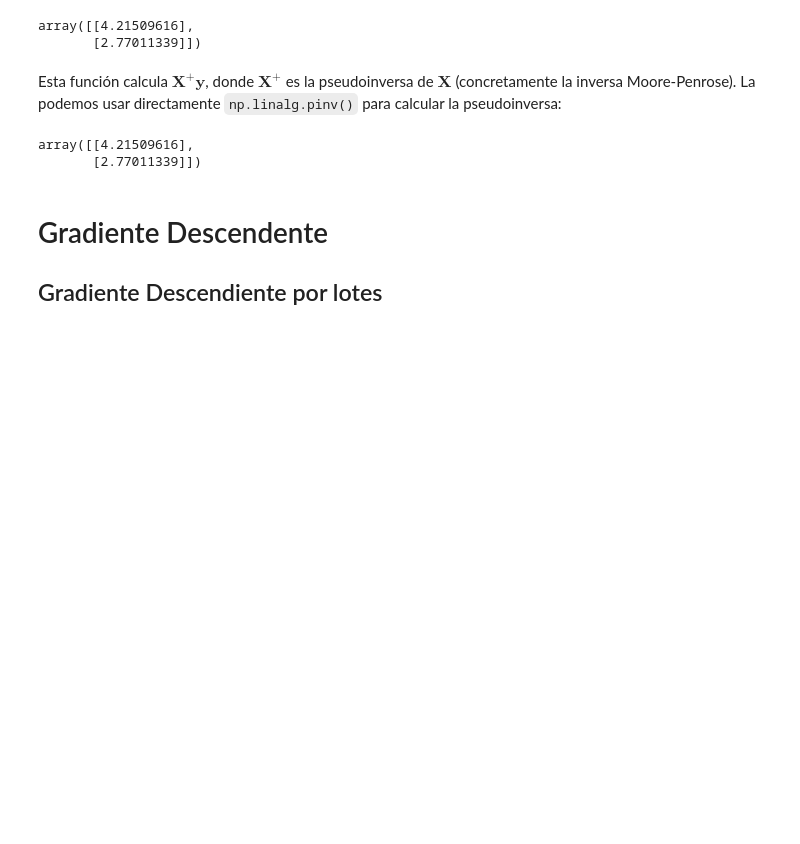
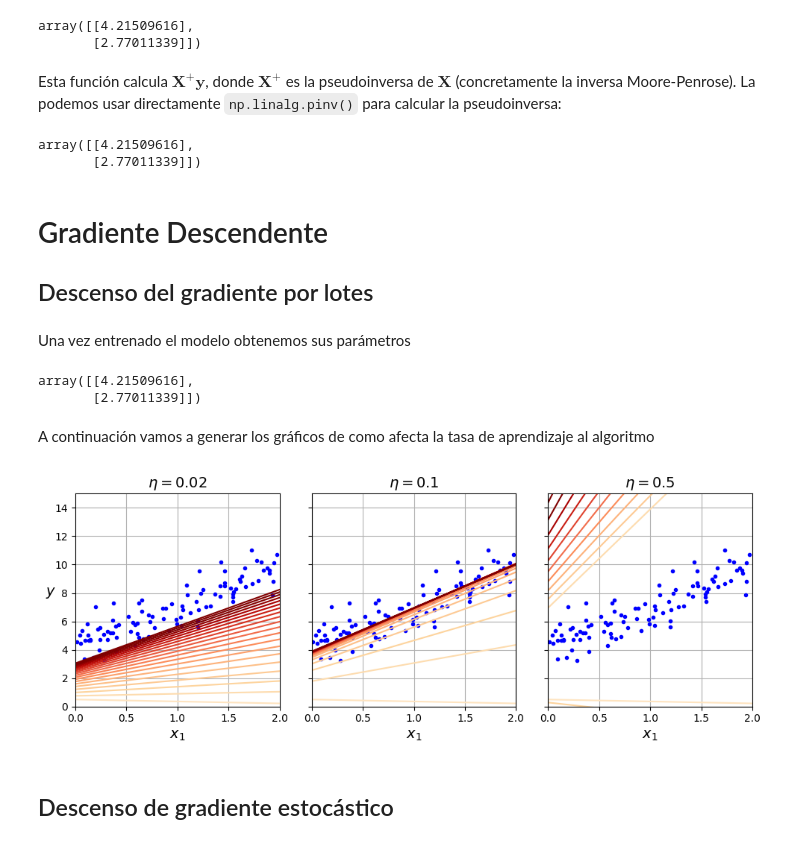
Before and after one commit to SebasRubio/CURSO2526, a Jupyter notebook: SAA/Modelo lineal/EntrenamientodeModelosdeRegresion.ipynb, the cells around one changed output. Cells and saved outputs as stored; diff of their text form; code cells hidden in the pictures; blank space fills up the shorter version.

```diff
--- a/SAA/Modelo lineal/EntrenamientodeModelosdeRegresion.ipynb
+++ b/SAA/Modelo lineal/EntrenamientodeModelosdeRegresion.ipynb
@@ -122,4 +122,66 @@ array([[4.21509616],
        [2.77011339]])
 # %% [markdown]
 # Gradiente Descendente
-## Gradiente Descendiente por lotes
+## Descenso del gradiente por lotes
+# %%
+eta = 0.1  # Tasa de aprendizaje
+n_epochs = 1000 #Número de iteraciones, se le conoce como épocas
+m = len(X_b)  # Número de instancias
+
+np.random.seed(42)
+theta = np.random.randn(2, 1)  # Parámetros del modelo incializados aleatoriamente
+
+for epoch in range(n_epochs):
+    gradients = 2 / m * X_b.T @ (X_b @ theta - y)
+    theta = theta - eta * gradients
+# %% [markdown]
+Una vez entrenado el modelo obtenemos sus parámetros
+# %%
+theta
+# %% [output]
+array([[4.21509616],
+       [2.77011339]])
+# %% [markdown]
+A continuación vamos a generar los gráficos de como afecta la tasa de aprendizaje al algoritmo
+# %%
+import matplotlib as mpl
+# Definimos una función para calcular gradiente y obtener diferentes modelos (líneas de regresión)
+def plot_gradient_descent(theta, eta):
+    m = len(X_b)
+    plt.plot(X, y, "b.")
+    n_epochs = 1000
+    n_shown = 20
+    theta_path = []
+    for epoch in range(n_epochs):
+        if epoch < n_shown:
+            y_predict = X_new_b @ theta
+            color = mpl.colors.rgb2hex(plt.cm.OrRd(epoch / n_shown + 0.15))
+            plt.plot(X_new, y_predict, linestyle="solid", color=color)
+        gradients = 2 / m * X_b.T @ (X_b @ theta - y)
+        theta = theta - eta * gradients
+        theta_path.append(theta)
+    plt.xlabel("$x_1$")
+    plt.axis([0, 2, 0, 15])
+    plt.grid()
+    plt.title(fr"$\eta = {eta}$")
+    return theta_path
+
+np.random.seed(42)
+theta = np.random.randn(2, 1)  # Inicializamos los valores de theta
+
+plt.figure(figsize=(10, 4))
+plt.subplot(131)
+plot_gradient_descent(theta, eta=0.02)
+plt.ylabel("$y$", rotation=0)
+plt.subplot(132)
+theta_path_bgd = plot_gradient_descent(theta, eta=0.1)
+plt.gca().axes.yaxis.set_ticklabels([])
+plt.subplot(133)
+plt.gca().axes.yaxis.set_ticklabels([])
+plot_gradient_descent(theta, eta=0.5)
+save_fig("gradient_descent_plot")
+plt.show()
+# %% [output]
+[figure, added]
+# %% [markdown]
+## Descenso de gradiente estocástico
```
Also changed, not shown: parts of 15 cells of this notebook, 16 other files.
